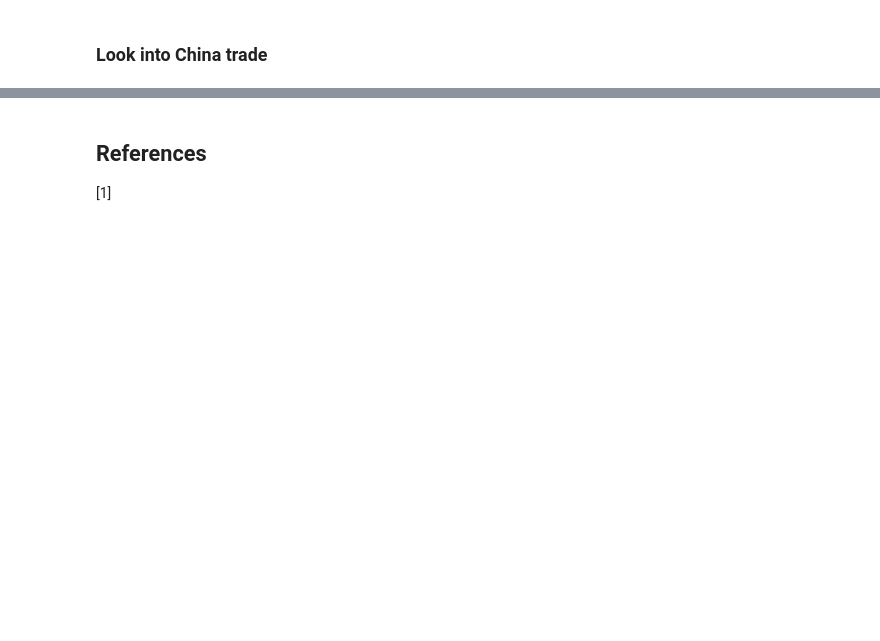
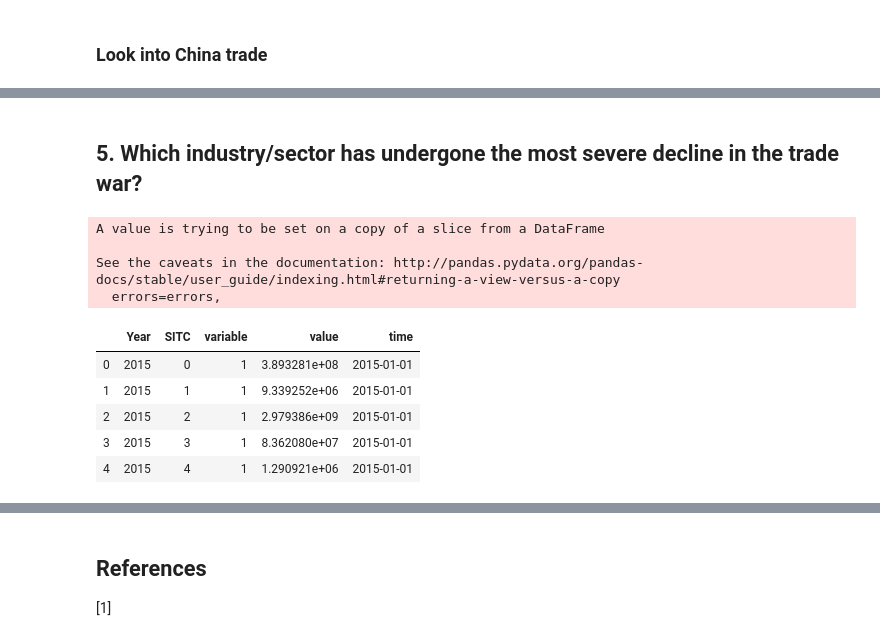
Before and after one commit to epfl-ada/ada-2020-project-milestone-p3-p3_lovela-data-science, a Jupyter notebook: project_notebook.ipynb, the cells around one changed output, grey strips where cells are left out. Drawn from its saved outputs; the diff is of its cells as text; code cells hidden in the pictures; blank space fills up the shorter version.

```diff
--- a/project_notebook.ipynb
+++ b/project_notebook.ipynb
@@ -1440,0 +1133,58 @@ plot_its_result(china_export_Germany_its, res_germany_exports, "time", "exports"
+# %% [markdown]
+## 5. Which industry/sector has undergone the most severe decline in the trade war?
+# %%
+# read the dataframe which represents US exports and imports trades with other countries from year 2015 to 2020
+df = pd.read_excel("./data/trades_by_goods.xlsx")
+
+# extract exports and imports trades with Chine
+df_china = df[df["Country"]=="China"]
+
+# get rid of unnecessary columns and missing data(in this dataframe values are all 0 for the year 2020)
+df_china.drop(['Country', 'CTY_CODE'], axis=1, inplace=True)
+df_china = df_china[df_china['Year']!=2020]
+
+#df_china
+# %% [output]
+A value is trying to be set on a copy of a slice from a DataFrame
+
+See the caveats in the documentation: http://pandas.pydata.org/pandas-docs/stable/user_guide/indexing.html#returning-a-view-versus-a-copy
+  errors=errors,
+# %%
+# rearranging the dataframe to facilitate our analysis work afterwards
+df_exports = pd.melt(df_china, id_vars=['Year', 'SITC'], value_vars=['ExportsFASValueBasisJan', 'ExportsFASValueBasisFeb',\
+                                                        'ExportsFASValueBasisMar', 'ExportsFASValueBasisApr',\
+                                                        'ExportsFASValueBasisMay', 'ExportsFASValueBasisJun',\
+                                                        'ExportsFASValueBasisJul', 'ExportsFASValueBasisAug',\
+                                                        'ExportsFASValueBasisSep', 'ExportsFASValueBasisOct',\
+                                                        'ExportsFASValueBasisNov', 'ExportsFASValueBasisDec'])
+df_imports = pd.melt(df_china, id_vars=['Year', 'SITC'], value_vars=['GenImportsCustomsValBasisJan', 'GenImportsCustomsValBasisFeb',\
+                                                        'GenImportsCustomsValBasisMar', 'GenImportsCustomsValBasisApr',\
+                                                        'GenImportsCustomsValBasisMay', 'GenImportsCustomsValBasisJun',\
+                                                        'GenImportsCustomsValBasisJul', 'GenImportsCustomsValBasisAug',\
+                                                        'GenImportsCustomsValBasisSep', 'GenImportsCustomsValBasisOct',\
+                                                        'GenImportsCustomsValBasisNov', 'GenImportsCustomsValBasisDec'])
+
+# create a column representing the time
+month_mapping = {'Jan':1, 'Feb':2, 'Mar':3, 'Apr':4, 'May':5, 'Jun':6, 'Jul':7, 'Aug':8, 'Sep':9, 'Oct':10,\
+                 'Nov':11,'Dec':12}
+df_exports['variable'] = df_exports['variable'].apply(lambda x: month_mapping[x[-3:]])
+df_imports['variable'] = df_imports['variable'].apply(lambda x: month_mapping[x[-3:]])
+
+time_exports = pd.DataFrame({'year': list(df_exports['Year']),
+                   'month': list(df_exports['variable']),
+                   'day': [1 for i in range(len(df_exports))]})
+time_imports = pd.DataFrame({'year': list(df_imports['Year']),
+                   'month': list(df_imports['variable']),
+                   'day': [1 for i in range(len(df_imports))]})
+df_exports['time'] = pd.to_datetime(time_exports)
+df_imports['time'] = pd.to_datetime(time_imports)
+
+# take a look at what df_exports and df_imports look like
+df_exports.head(5)
+# %% [output]
+|  | Year | SITC | variable | value | time |
+| 0 | 2015 | 0 | 1 | 3.893281e+08 | 2015-01-01 |
+| 1 | 2015 | 1 | 1 | 9.339252e+06 | 2015-01-01 |
+| 2 | 2015 | 2 | 1 | 2.979386e+09 | 2015-01-01 |
+| 3 | 2015 | 3 | 1 | 8.362080e+07 | 2015-01-01 |
+| 4 | 2015 | 4 | 1 | 1.290921e+06 | 2015-01-01 |
```
Also changed, not shown: parts of 38 cells of this notebook.
